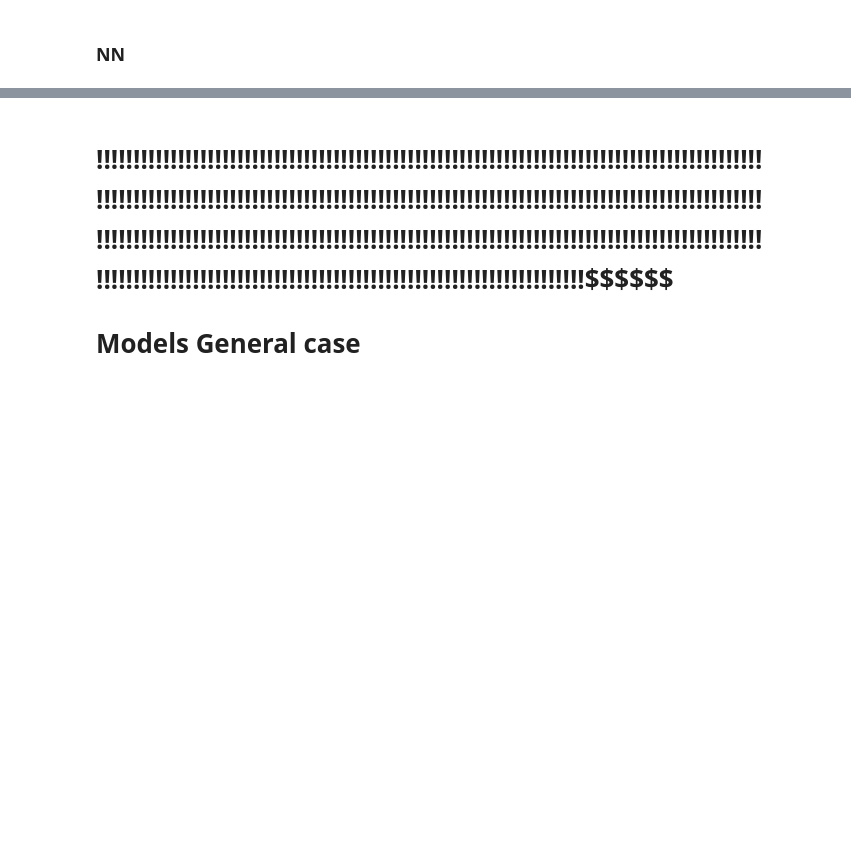
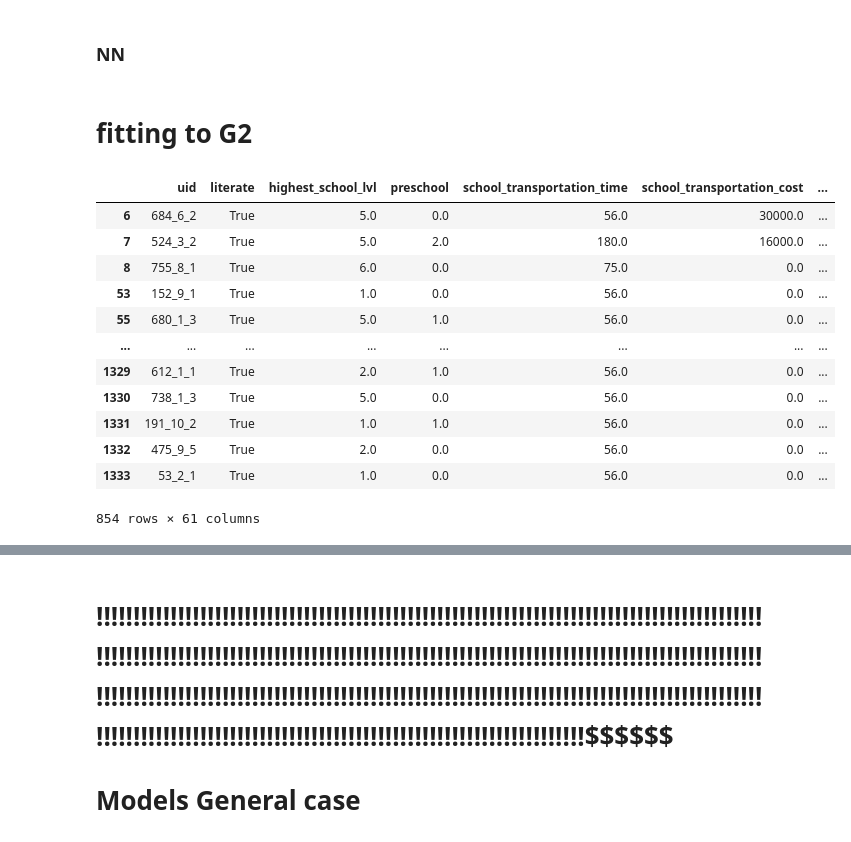
Before and after one commit to jbellogo/Classification, a Jupyter notebook: models.ipynb, the cells around one changed output, grey strips where cells are left out. Saved outputs shown, nothing was run; the diff lists cells and outputs as text; code cells hidden in the pictures; blank space fills up the shorter version.

```diff
--- a/models.ipynb
+++ b/models.ipynb
@@ -417,3 +435,5 @@ print(f"Best cross-validation accuracy: {grid_search.best_score_:.2f}")
 # # Print the best parameters and best score
 # print("Best parameters:", grid_search.best_params_)
 # print("Best cross-validation accuracy:", grid_search.best_score_)
+# %% [markdown]
+# fitting to G2
@@ -419,0 +458,16 @@ print(f"Best cross-validation accuracy: {grid_search.best_score_:.2f}")
+# %%
+g2_test
+# %% [output]
+|  | uid | literate | highest_school_lvl | preschool | school_transportation_time | school_transportation_cost | ... |
+| 6 | 684_6_2 | True | 5.0 | 0.0 | 56.0 | 30000.0 | ... |
+| 7 | 524_3_2 | True | 5.0 | 2.0 | 180.0 | 16000.0 | ... |
+| 8 | 755_8_1 | True | 6.0 | 0.0 | 75.0 | 0.0 | ... |
+| 53 | 152_9_1 | True | 1.0 | 0.0 | 56.0 | 0.0 | ... |
+| 55 | 680_1_3 | True | 5.0 | 1.0 | 56.0 | 0.0 | ... |
+| ... | ... | ... | ... | ... | ... | ... | ... |
+| 1329 | 612_1_1 | True | 2.0 | 1.0 | 56.0 | 0.0 | ... |
+| 1330 | 738_1_3 | True | 5.0 | 0.0 | 56.0 | 0.0 | ... |
+| 1331 | 191_10_2 | True | 1.0 | 1.0 | 56.0 | 0.0 | ... |
+| 1332 | 475_9_5 | True | 2.0 | 0.0 | 56.0 | 0.0 | ... |
+| 1333 | 53_2_1 | True | 1.0 | 0.0 | 56.0 | 0.0 | ... |
+854 rows × 61 columns
```
Also changed, not shown: parts of 11 cells of this notebook.
